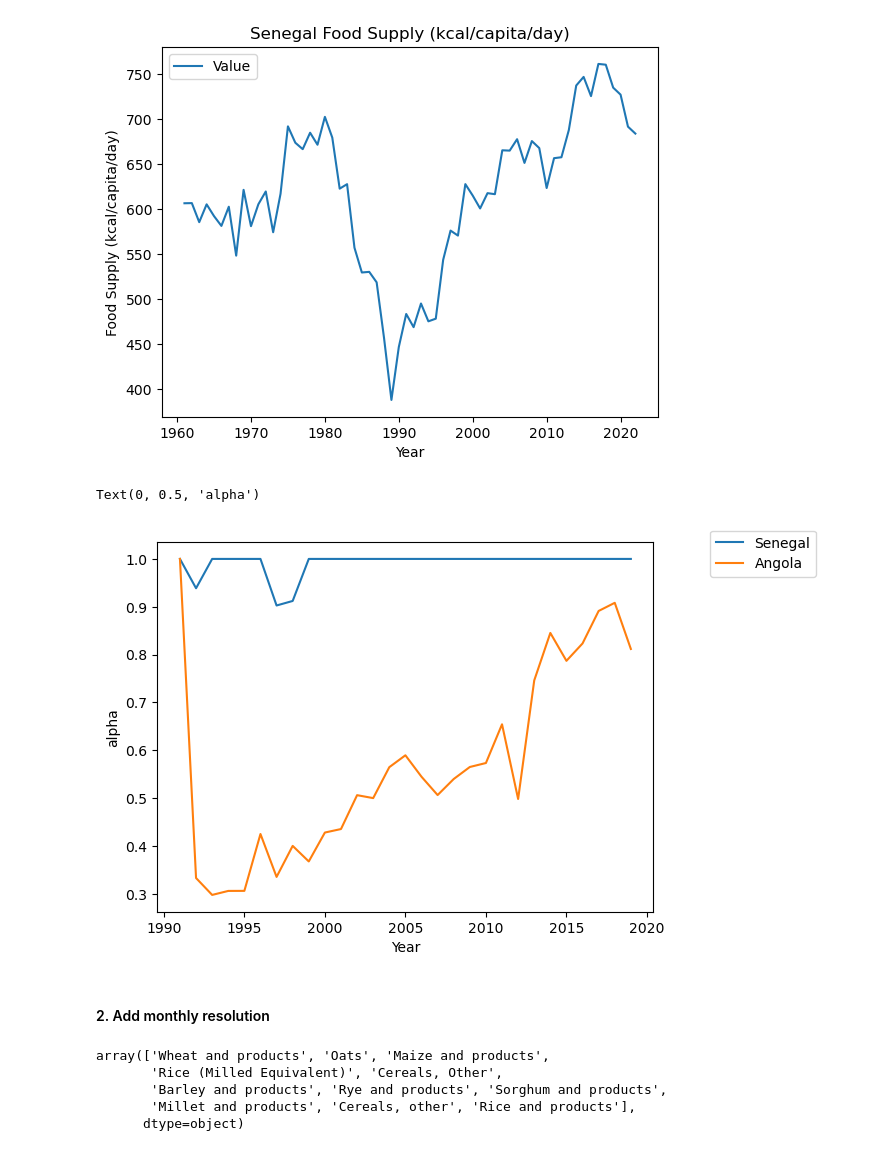
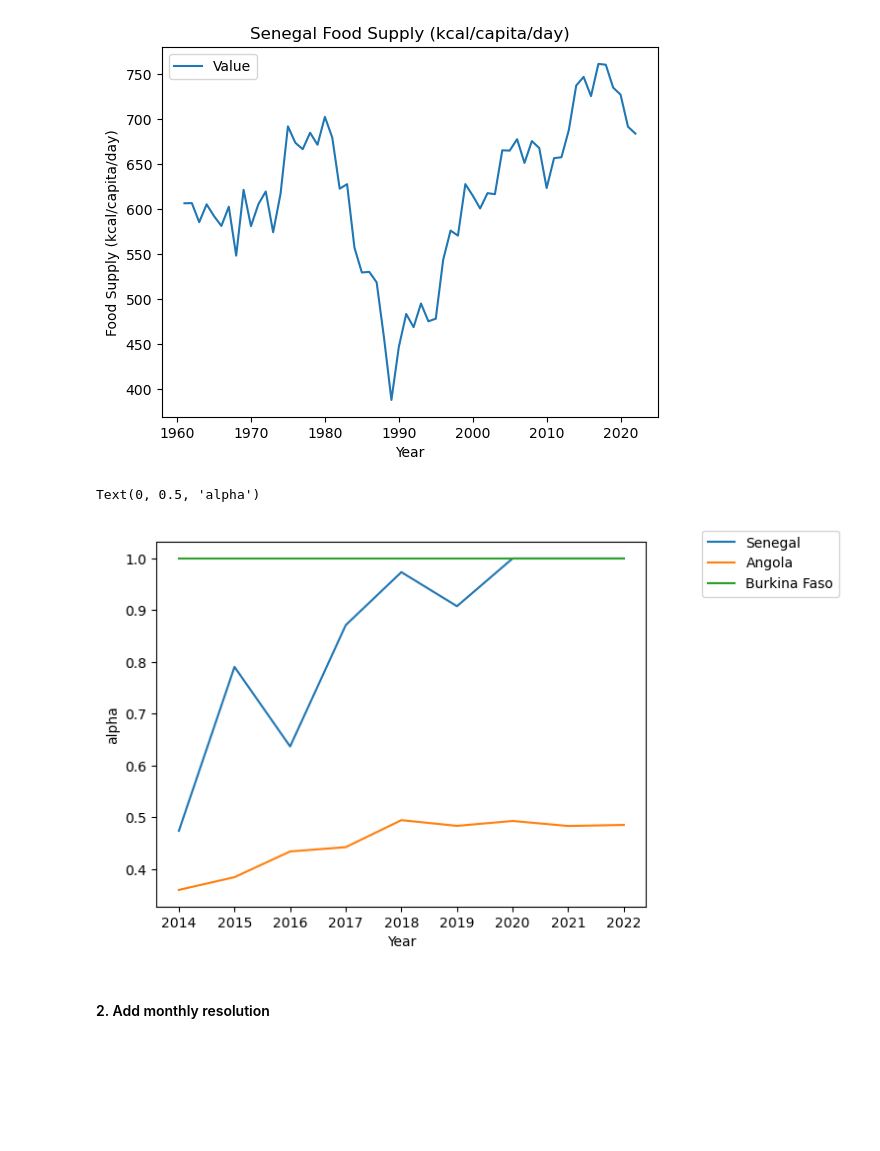
Before and after one commit to dancomputer/M2Internship, a Jupyter notebook: Code/SUM-Model-Hierarchy.ipynb, the cells around one changed output. Saved outputs shown, nothing was run; the diff lists cells and outputs as text; code cells hidden in the pictures; blank space fills up the shorter version.

```diff
--- a/Code/SUM-Model-Hierarchy.ipynb
+++ b/Code/SUM-Model-Hierarchy.ipynb
@@ -582,7 +588,7 @@ for r,region in enumerate(regional_production.Area.unique()[0:-1]):
             alpha[r,i] = (stocks[r,i-1] + trade_balance + Y*(1-seed-loss) - total_supply*economic_use)/(food*(1+processing))
             alpha[r,i] = alpha[r,i].clip(0,1)
         dstock = trade_balance + Y*(1-seed-loss) - alpha[r,i]*food - total_supply*(economic_use+processing+residuals)
-        stocks[r,i] = stocks[r,i-1] + dstock - stocks[r,i-1]*0.33 #*stock_use_ratio #- 0.1*stocks[r,i-1] # 10% of the stocks are lost each year
+        stocks[r,i] = stocks[r,i-1] + dstock #- stocks[r,i-1]*0.33 #*stock_use_ratio #- 0.1*stocks[r,i-1] # 10% of the stocks are lost each year
         percapita_stocks[r,i] = stocks[r,i]/Pop
 # %%
 
@@ -1023,9 +1065,10 @@ print("Data timeseries matrix filled with shape:", data_timeseries.shape)
 
 ###
 # Create a timeseries for the indicator "Prevalence of undernourishment (percent) (3-year average)"
-indicator = "Prevalence of undernourishment (percent) (3-year average)"
+#indicator = "Prevalence of undernourishment (percent) (3-year average)"
 # Filter the dataset for the indicator. Using str.contains to be flexible.
-df_under = National_Food_Security_Indicators[National_Food_Security_Indicators["Item"].str.contains("Prevalence of undernourishment", case=False)]
+#df_under = National_Food_Security_Indicators[National_Food_Security_Indicators["Item"].str.contains("Prevalence of undernourishment", case=False)]
+df_under = National_Food_Security_Indicators[National_Food_Security_Indicators["Item"].str.contains("Coefficient of variation", case=False)]
 
 # Check the dimensions (we expect 43 areas and 23 years)
 print("Found", len(areas), "areas and", len(years), "years.")
@@ -1101,8 +1148,8 @@ for idx, variable_name in enumerate(all_variables[0:]):
     ax = axes[idx]
 
     # Extract data for low and high undernutrition masks
-    low_data = explanatory_variable[idx, :, :].flatten()[fs < fs_mean_value]# - fs_std_value]
-    high_data = explanatory_variable[idx, :, :].flatten()[fs > fs_mean_value]# + fs_std_value]
+    low_data = data_timeseries[idx, :, :].flatten()[fs < fs_mean_value]# - fs_std_value]
+    high_data = data_timeseries[idx, :, :].flatten()[fs > fs_mean_value]# + fs_std_value]
 
     # Perform KS test
     ks_stat, ks_pvalue = ks_2samp(low_data[~np.isnan(low_data)], high_data[~np.isnan(high_data)])
@@ -1359,18 +1406,3 @@ plt.tight_layout()  # Adjust layout
 plt.show()
 # %% [output]
 [figure]
-# %%
-import umap.umap_ as umap
-reducer = umap.UMAP(n_neighbors=15, min_dist=0.1, random_state=42)
-proj_umap = reducer.fit_transform(data_scaled)
-
-plt.figure(figsize=(10, 6))
-for i in range(3):
-    mask = labels == i
-    plt.scatter(proj_umap[mask, 0], proj_umap[mask, 1], alpha=0.6, color=colors[i], label=names[i])
-plt.title("UMAP Projection of All Variables")
-plt.xlabel("UMAP 1")
-plt.ylabel("UMAP 2")
-plt.legend()
-plt.grid(True)
-plt.show()
@@ -1612,11 +1531,10 @@ cereal_caloric_density = 2609*1000 # kcal/ton
 caloric_requirment = 1240*365 # 1200 kcal/year
 
 national_years = FBS_Cereals_Complete_National.Year.unique()
-national_years = national_years[30:-3]
-target_nations =  ['Senegal','Angola']
+national_years = national_years[-30:]
+target_nations =  ['Senegal','Angola','Burkina Faso']
 national_stocks = np.zeros((len(target_nations),len(national_years)))+0.01
 national_percapita_stocks = np.zeros((len(target_nations),len(national_years)))+0.01
-
 
 national_alpha = np.ones((len(target_nations),len(national_years)))
 for r,region in enumerate(target_nations):
@@ -1634,37 +1552,37 @@ for r,region in enumerate(target_nations):
         Y = 1000*FBS_Cereals_Complete_National[(FBS_Cereals_Complete_National.Year == national_years[i])&(FBS_Cereals_Complete_National.Element =='Production') & (FBS_Cereals_Complete_National.Area == region)].groupby('Year').sum().reset_index().iloc[0].Value
         try:
             trade_balance = FBS_Cereals_Complete_National[(FBS_Cereals_Complete_National.Year == national_years[i])&(FBS_Cereals_Complete_National.Element =='Import quantity') & (FBS_Cereals_Complete_National.Area == region)].groupby('Year').sum().reset_index().iloc[0].Value - FBS_Cereals_Complete_National[(FBS_Cereals_Complete_National.Year == national_years[i])&(FBS_Cereals_Complete_National.Element =='Export quantity') & (FBS_Cereals_Complete_National.Area == region)].groupby('Year').sum().reset_index().iloc[0].Value
-            trade_balance = trade_balance*1000 # tons
+            trade_balance = 0*trade_balance*1000 # tons
         except:
             trade_balance =0
             print(region)
         food = Pop*caloric_requirment/cereal_caloric_density # in tons
         total_supply = Y+trade_balance
         if national_stocks[r,i-1] + trade_balance + (Y*(1-seed-loss) - national_alpha[r,i]*food*(1+processing) - total_supply*economic_use) > 0:
             national_alpha[r,i] = 1
         else:
             national_alpha[r,i] = (national_stocks[r,i-1] + trade_balance + Y*(1-seed-loss) - total_supply*economic_use)/(food*(1+processing))
             national_alpha[r,i] = national_alpha[r,i].clip(0,1)
         dstock = trade_balance + Y*(1-seed-loss) - national_alpha[r,i]*food - total_supply*(economic_use+processing+residuals)
-        national_stocks[r,i] = national_stocks[r,i-1] + dstock #- stocks[r,i-1]*0.33 #*stock_use_ratio #- 0.1*stocks[r,i-1] # 10% of the stocks are lost each year
+        national_stocks[r,i] = national_stocks[r,i-1] + dstock - national_stocks[r,i-1]*1 #*stock_use_ratio #- 0.1*stocks[r,i-1] # 10% of the stocks are lost each year
         #national_percapita_stocks[r,i] = national_stocks[r,i]/Pop
 
 
 
 colors = plt.cm.tab20c.colors  # 20 colors, plus an additional one from the "tab20c" colormap
 # Make sure that there are 21 colors by repeating the last one if needed
 colors = list(colors) + [colors[-1]]
 fig = plt.figure()
 ax = plt.subplot(111)
 
 for r,region in enumerate(target_nations):
     if national_alpha[r,:].mean()<1.1: #(region == "Western Africa"):
-        plt.plot(national_years,national_alpha[r,:],label=region)#color=colors[r])
+        plt.plot(national_years[-9:],national_alpha[r,-9:],label=region)#color=colors[r])
         ax.legend(bbox_to_anchor=(1.1, 1.05))
 ax.set_xlabel('Year')
 ax.set_ylabel('alpha')
 # %% [output]
 Text(0, 0.5, 'alpha')
-[figure, old version]
+[figure, new version]
 # %% [markdown]
 #### 2. Add monthly resolution
@@ -1710,11 +1626,3 @@ national_crop_calendar['monthly_harvest_proportions'] = national_crop_calendar.a
     lambda row: create_harvest_array(row['harvest_start_month'], row['harvest_end_month']),
     axis=1
 )
-# %%
-FBS_Cereals_Complete_National.Item.unique()
-# %% [output]
-array(['Wheat and products', 'Oats', 'Maize and products',
-       'Rice (Milled Equivalent)', 'Cereals, Other',
-       'Barley and products', 'Rye and products', 'Sorghum and products',
-       'Millet and products', 'Cereals, other', 'Rice and products'],
-      dtype=object)
```
Also changed, not shown: parts of 73 cells of this notebook, 4 other files.
